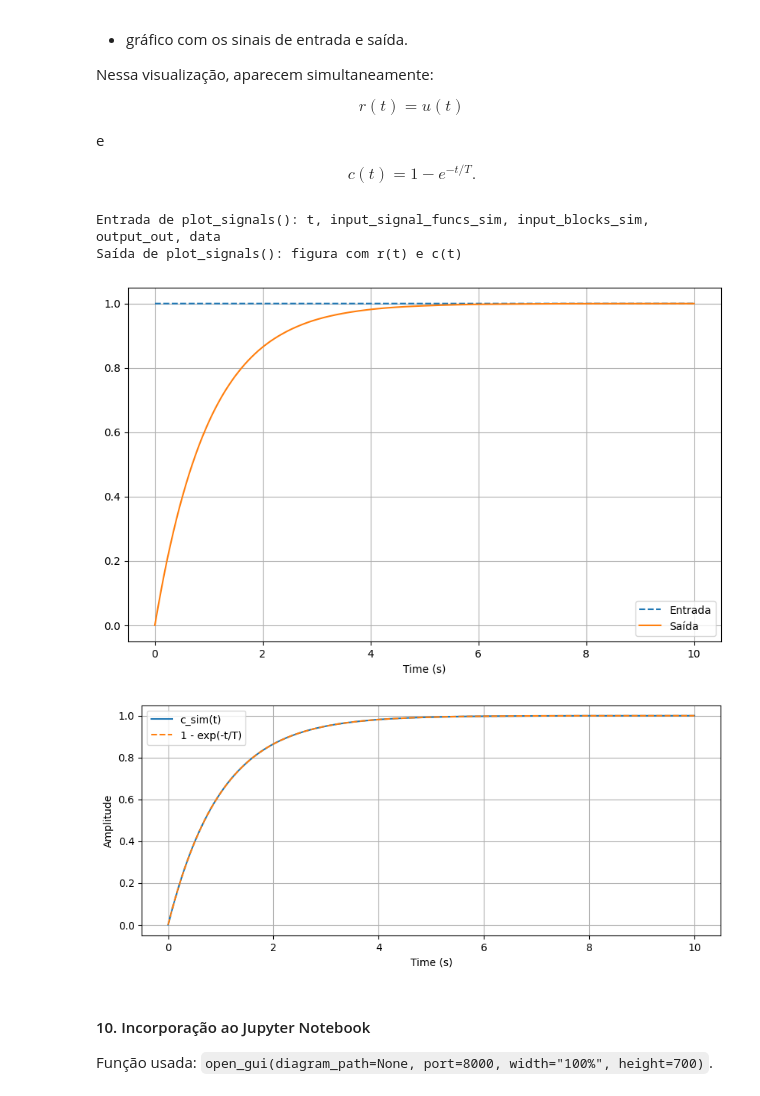
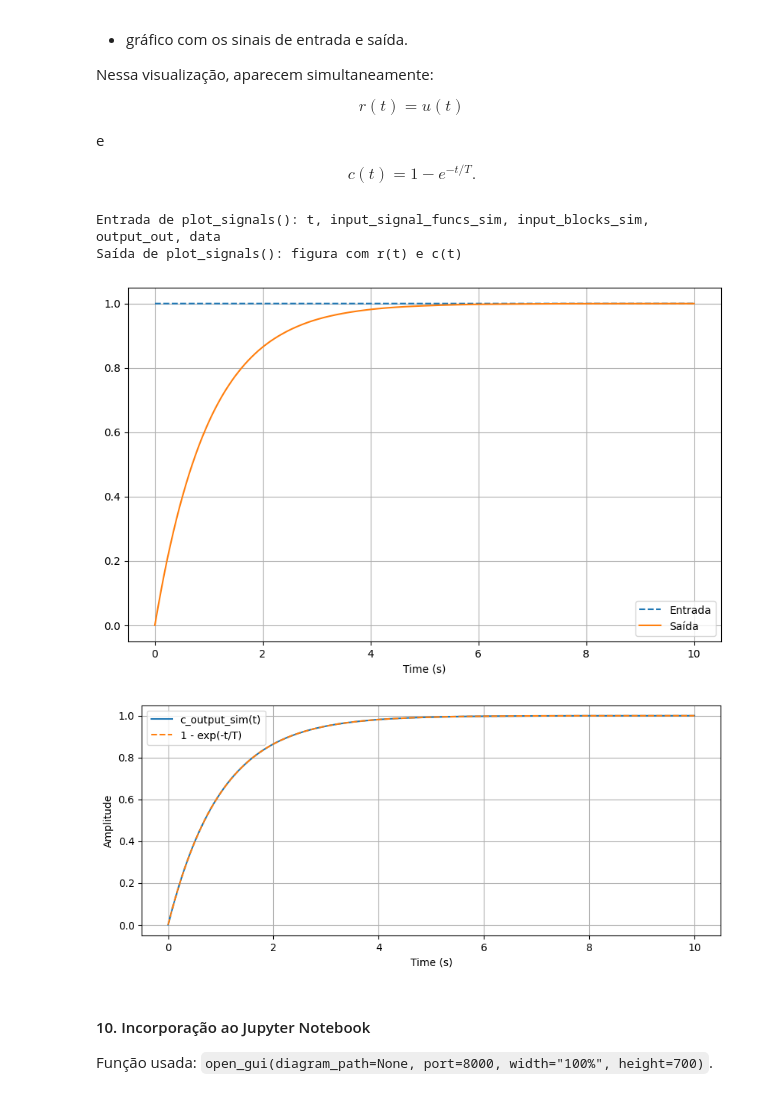
Before and after one commit to mshoji-ufrj/cssim, a Jupyter notebook: cssim_first_order.ipynb, the cells around one changed output. Drawn from its saved outputs; the diff is of its cells as text; code cells hidden in the pictures.

```diff
--- a/cssim_first_order.ipynb
+++ b/cssim_first_order.ipynb
@@ -506,16 +506,16 @@ t, input_signal_funcs_sim, input_blocks_sim, output_out = run_simulation(
     param_values=param_values,
 )
 
-c_sim = output_out[output_blocks[0]]
-c_analytic = 1 - np.exp(-t / T)
-max_error = np.max(np.abs(c_sim - c_analytic))
+c_output_sim = output_out[output_blocks[0]]
+c_output_analytic = 1 - np.exp(-t / T)
+max_error = np.max(np.abs(c_output_sim - c_output_analytic))
 
 print("run_simulation(data, step_size, simulation_time, param_values)")
 print("len(t) =", len(t))
 print("input_blocks_sim =", input_blocks_sim)
 print("output_out.keys() =", list(output_out.keys()))
-print("c_sim[0:5] =", c_sim[:5])
-print("c_analytic[0:5] =", c_analytic[:5])
+print("c_output_sim[0:5] =", c_output_sim[:5])
+print("c_output_analytic[0:5] =", c_output_analytic[:5])
 print("Erro máximo =", max_error)
 # %% [output]
 run_simulation(data, step_size, simulation_time, param_values)
@@ -556,21 +556,21 @@ $$
 # %%
 print("Entrada de plot_signals(): t, input_signal_funcs_sim, input_blocks_sim, output_out, data")
 print("Saída de plot_signals(): figura com r(t) e c(t)")
 plot_signals(t, input_signal_funcs_sim, input_blocks_sim, output_out, data)
 
 plt.figure(figsize=(10, 4))
-plt.plot(t, c_sim, label="c_sim(t)")
-plt.plot(t, c_analytic, "--", label="1 - exp(-t/T)")
+plt.plot(t, c_output_sim, label="c_output_sim(t)")
+plt.plot(t, c_output_analytic, "--", label="1 - exp(-t/T)")
 plt.xlabel("Time (s)")
 plt.ylabel("Amplitude")
 plt.grid(True)
 plt.legend()
 plt.show()
 # %% [output]
 Entrada de plot_signals(): t, input_signal_funcs_sim, input_blocks_sim, output_out, data
 Saída de plot_signals(): figura com r(t) e c(t)
 [figure]
-[figure, old version]
+[figure, new version]
 # %% [markdown]
 #### 10. Incorporação ao Jupyter Notebook
 
```
Also changed, not shown: parts of 5 cells of this notebook, 4 other files.
